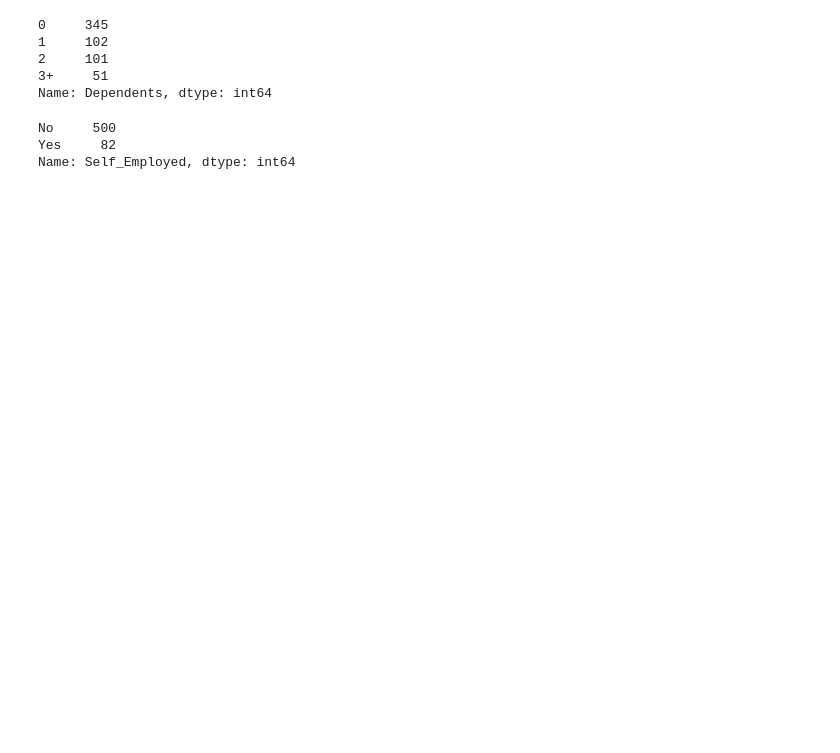
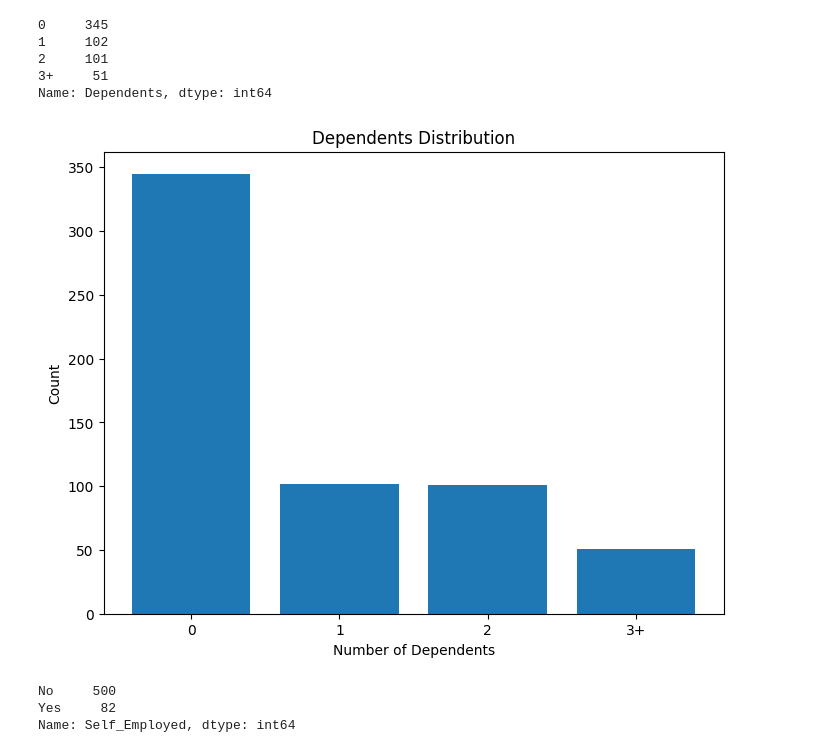
Before and after one commit to Abhardwaj9198/Bdda, a Jupyter notebook: BDDA_Project1_group1_Pipeline.ipynb, the cells around one changed output. Saved outputs shown, nothing was run; the diff lists cells and outputs as text; code cells hidden in the pictures; blank space fills up the shorter version.

```diff
--- a/BDDA_Project1_group1_Pipeline.ipynb
+++ b/BDDA_Project1_group1_Pipeline.ipynb
@@ -142,6 +158,21 @@ df['Dependents'].value_counts()
 2     101
 3+     51
 Name: Dependents, dtype: int64
+# %%
+import matplotlib.pyplot as plt
+
+# Sample data
+dependents_counts = {'0': 345, '1': 102, '2': 101, '3+': 51}
+
+# Create a bar graph
+plt.figure(figsize=(8, 6))
+plt.bar(dependents_counts.keys(), dependents_counts.values())
+plt.xlabel('Number of Dependents')
+plt.ylabel('Count')
+plt.title('Dependents Distribution')
+plt.show()
+# %% [output]
+[figure, added]
 # %%
 df['Self_Employed'].value_counts()
 # %% [output]
```
Also changed, not shown: parts of 4 cells of this notebook.
